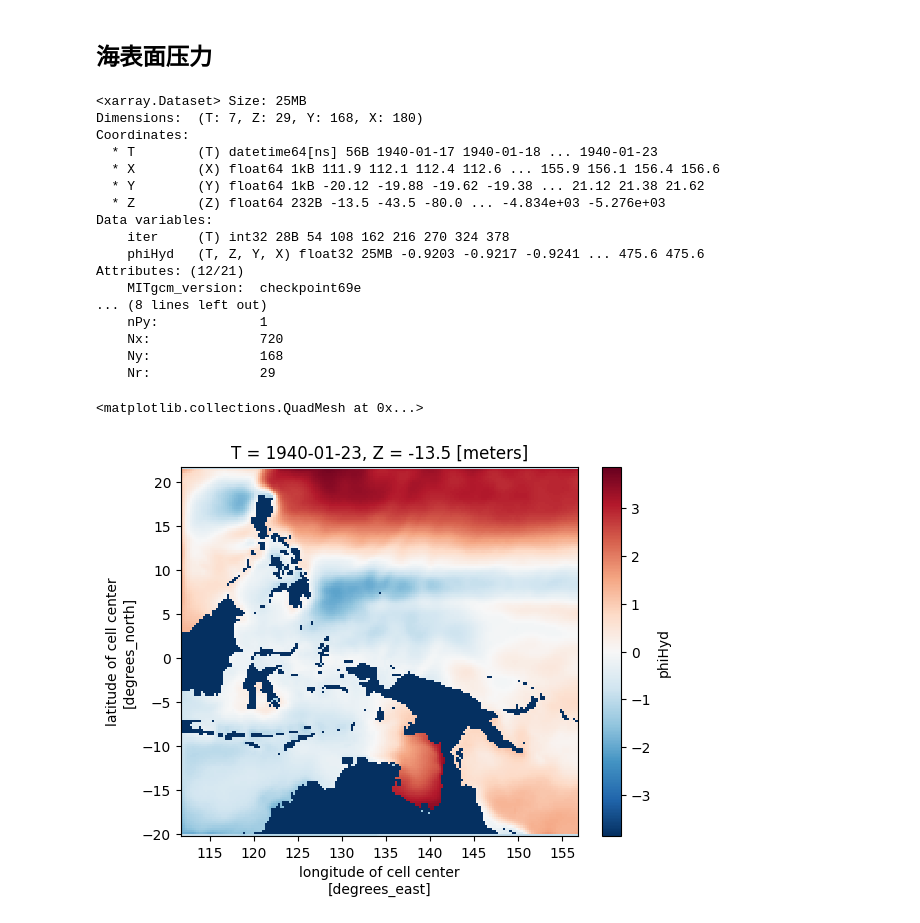
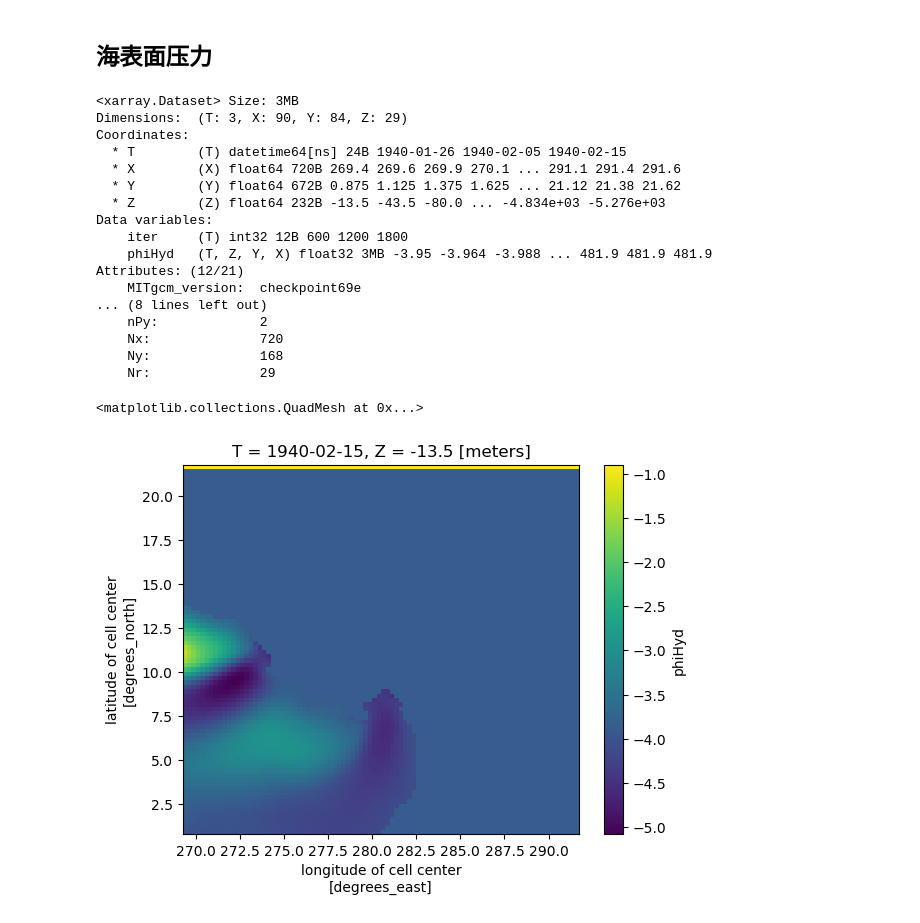
Before and after one commit to FattyZH/eqp-dlfv-mitgcm-era5, a Jupyter notebook: script/analysis.ipynb, the cells around one changed output. Drawn from its saved outputs; the diff is of its cells as text; code cells hidden in the pictures.

```diff
--- a/script/analysis.ipynb
+++ b/script/analysis.ipynb
@@ -23,7 +23,7 @@ import MITgcmutils as mutils
 import numpy as np
 import xarray as xr
 import matplotlib.pyplot as plt
-a = xr.load_dataset('../run/mnc_exp_0001/dync.0000000000.t001.nc')
+a = xr.load_dataset('../run/dync.nc')
 # display(a)
 # id = a.indexes['T'].get_loc('1940-03-01 00:00:00')
 id = -1
@@ -45,32 +46,32 @@ FileNotFoundError: [Errno 2] No such file or directory: '/home/hang/eqp-dlfv-mit
 # %%
 import MITgcmutils as mutils
 import numpy as np
 import xarray as xr
 import matplotlib.pyplot as plt
-a = xr.load_dataset('../run/mnc_exp_0001/phiHyd.0000000000.t001.nc')
+a = xr.load_dataset('../run/phiHyd.nc')
 display(a)
 id = -1
 a['phiHyd'][id,0].plot()
 # %% [output]
-<xarray.Dataset> Size: 25MB
-Dimensions:  (T: 7, Z: 29, Y: 168, X: 180)
+<xarray.Dataset> Size: 3MB
+Dimensions:  (T: 3, X: 90, Y: 84, Z: 29)
 Coordinates:
-  * T        (T) datetime64[ns] 56B 1940-01-17 1940-01-18 ... 1940-01-23
-  * X        (X) float64 1kB 111.9 112.1 112.4 112.6 ... 155.9 156.1 156.4 156.6
-  * Y        (Y) float64 1kB -20.12 -19.88 -19.62 -19.38 ... 21.12 21.38 21.62
+  * T        (T) datetime64[ns] 24B 1940-01-26 1940-02-05 1940-02-15
+  * X        (X) float64 720B 269.4 269.6 269.9 270.1 ... 291.1 291.4 291.6
+  * Y        (Y) float64 672B 0.875 1.125 1.375 1.625 ... 21.12 21.38 21.62
   * Z        (Z) float64 232B -13.5 -43.5 -80.0 ... -4.834e+03 -5.276e+03
 Data variables:
-    iter     (T) int32 28B 54 108 162 216 270 324 378
-    phiHyd   (T, Z, Y, X) float32 25MB -0.9203 -0.9217 -0.9241 ... 475.6 475.6
+    iter     (T) int32 12B 600 1200 1800
+    phiHyd   (T, Z, Y, X) float32 3MB -3.95 -3.964 -3.988 ... 481.9 481.9 481.9
 Attributes: (12/21)
     MITgcm_version:  checkpoint69e
 ... (8 lines left out)
-    nPy:             1
+    nPy:             2
     Nx:              720
     Ny:              168
     Nr:              29
 <matplotlib.collections.QuadMesh at 0x...>
-[figure, old version]
+[figure, new version]
 # %%
 import MITgcmutils as mutils
 import numpy as np
```
Also changed, not shown: parts of 4 cells of this notebook, 3 other files.
